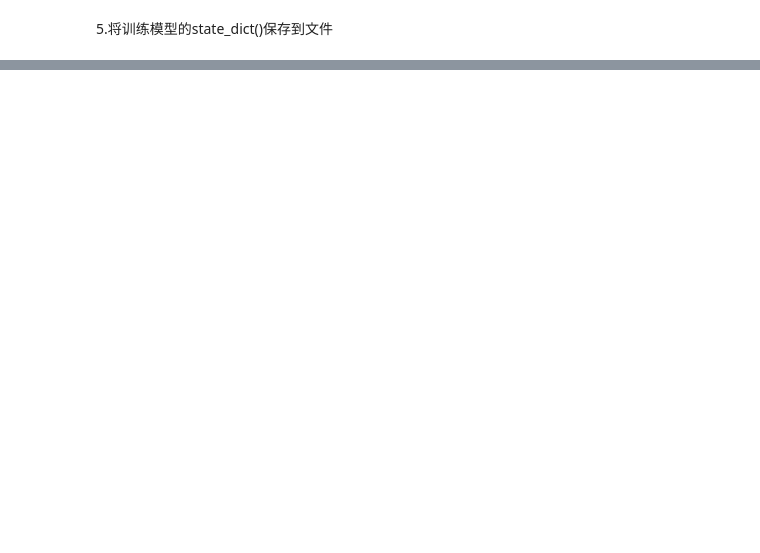
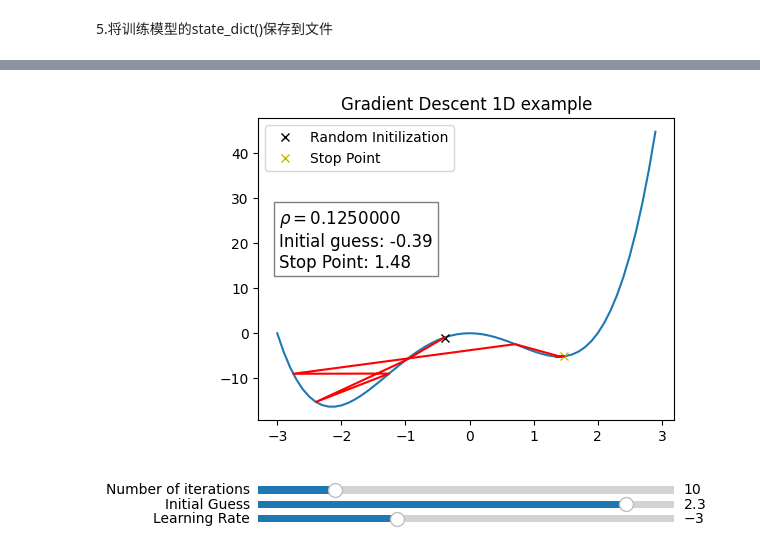
Before and after one commit to kanedc/Learning_Pytorch, a Jupyter notebook: 01_PyTorch_workflow.ipynb, the cells around one changed output, grey strips where cells are left out. Drawn from its saved outputs; the diff is of its cells as text; code cells hidden in the pictures; blank space fills up the shorter version.

```diff
--- a/01_PyTorch_workflow.ipynb
+++ b/01_PyTorch_workflow.ipynb
@@ -810,0 +846,85 @@ plot_predictions(predictions=y_preds_o.cpu())
+# %%
+from matplotlib.widgets import Slider
+from sympy import symbols
+from sympy import diff
+from sympy import solve
+import sympy
+import numpy as np
+from sympy import lambdify
+import matplotlib.pyplot as plt
+
+
+def grad_descent_1d(lr=0.01,x0=2.7,n=10):
+    # np.random.seed(3000)
+#     x0=np.random.uniform(-3,3)
+    x0 = x0
+    # x0 = 2.8
+    f = lambdify(x,y,'numpy')
+    x_arr = np.arange(-3,3,0.1)
+    y_arr = f(x_arr)
+    lr=lr
+    x_l = [x0]
+    for i in range(int(n)):
+        x0=x0-y1.evalf(subs={x:x0})*lr
+        x_l.append(x0)
+    x_l = np.array(x_l)
+    y_l = f(x_l)
+    return x_arr,y_arr,x_l,y_l
+
+x = symbols('x')
+y = x**4+x**3-6*x**2
+y1 = diff(y)
+
+fig, ax = plt.subplots()
+plt.subplots_adjust(left=0.25, bottom=0.25)
+lr=0.125
+x0 = 2.8
+x_arr,y_arr,x_l,y_l = grad_descent_1d(lr=0.1258925,x0 = -0.39,n=10)
+ax.plot(x_arr,y_arr)
+ax.plot(x_l[0],y_l[0],'kx',label='Random Initilization');
+ax.plot(x_l[-1],y_l[-1],'yx',label='Stop Point');
+ax.plot(x_l,y_l,'r-');
+ax.legend()
+ax.set_title(f'Gradient Descent 1D example');
+textstr = '\n'.join([fr'$\rho = {lr:.7f}$',fr'Initial guess: {float(x_l[0]):.2f}',fr'Stop Point: {float(x_l[-1]):.2f}'])
+props = dict(boxstyle='square', facecolor='white', alpha=0.5)
+ax.text(0.05, 0.7, textstr, transform=ax.transAxes, fontsize=12,
+		verticalalignment='top', bbox=props);
+
+axcolor = 'lightgoldenrodyellow'
+axlr = plt.axes([0.25, 0.03, 0.65, 0.03], facecolor=axcolor)
+axx0 = plt.axes([0.25, 0.06, 0.65, 0.03], facecolor=axcolor)
+axnos = plt.axes([0.25, 0.09, 0.65, 0.03], facecolor=axcolor)
+slr = Slider(axlr, 'Learning Rate', -5, 1, valinit=-3,valstep=0.1)
+sx0 = Slider(axx0, 'Initial Guess', -3, 3, valinit=2.3,valstep=0.01)
+sxnos = Slider(axnos, 'Number of iterations', 1, 50, valinit=10,valstep=1)
+
+
+
+
+def update(val):
+	ax.cla()
+	lr = 10**slr.val
+	slr.valtext.set_text(f'{lr:.4E}')
+	n = sxnos.val
+	x0 = sx0.val
+	x_arr,y_arr,x_l,y_l = grad_descent_1d(lr=lr,x0 = x0,n=n)
+	# plt.autoscale()
+	ax.plot(x_arr,y_arr)
+	ax.plot(x_l[0],y_l[0],'kx',label='Random Initilization');
+	ax.plot(x_l[-1],y_l[-1],'yx',label='Stop Point');
+	ax.plot(x_l,y_l,'r-');
+	ax.legend()
+	ax.set_title(f'Gradient Descent 1D example');
+	textstr = '\n'.join([fr'$\rho = {lr:.7f}$',fr'Initial guess: {float(x_l[0]):.2f}',fr'Stop Point: {float(x_l[-1]):.2f}'])
+	props = dict(boxstyle='square', facecolor='white', alpha=0.5)
+	ax.text(0.05, 0.7, textstr, transform=ax.transAxes, fontsize=12,
+			verticalalignment='top', bbox=props);
+
+slr.on_changed(update)
+sx0.on_changed(update)
+sxnos.on_changed(update)
+
+plt.show()
+# %% [output]
+[figure, added]
```
Also changed, not shown: parts of 16 cells of this notebook.
